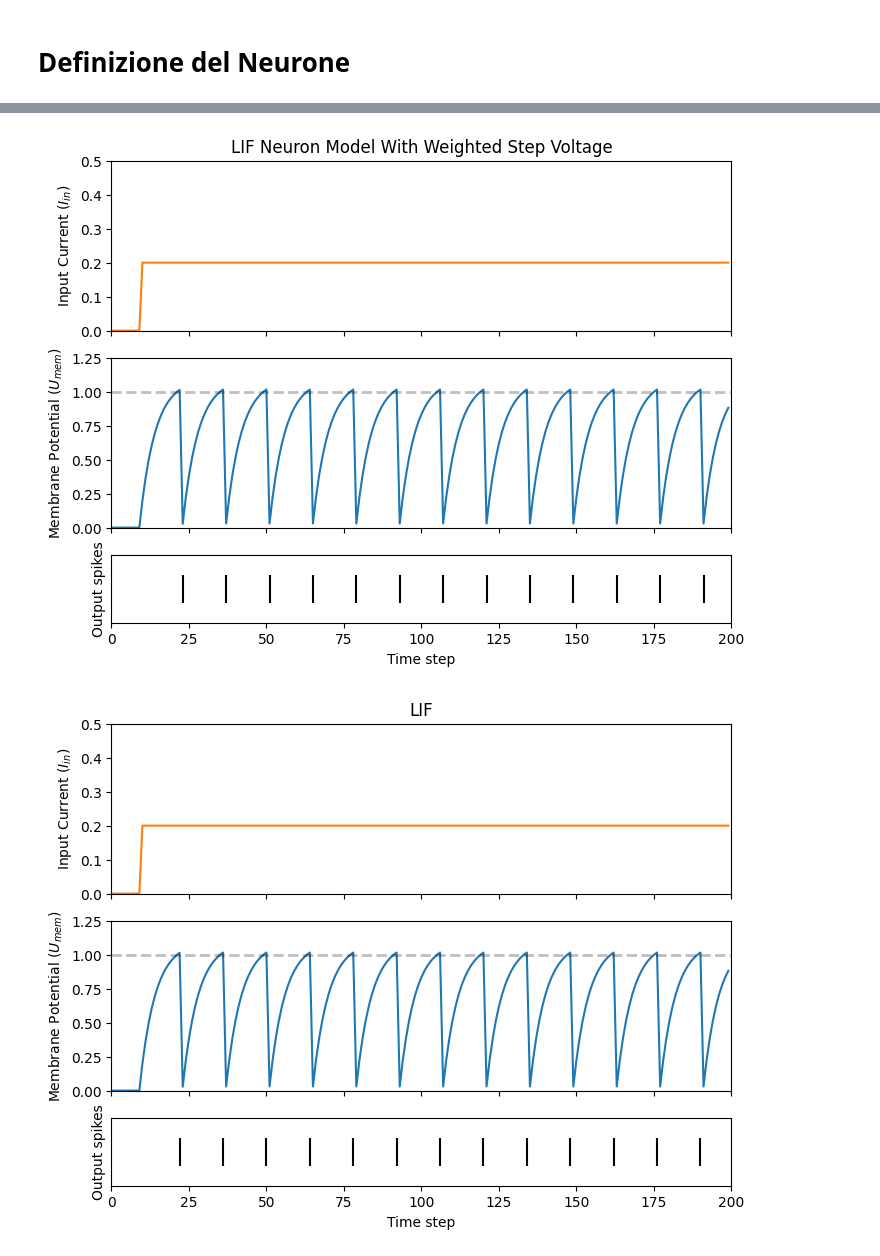
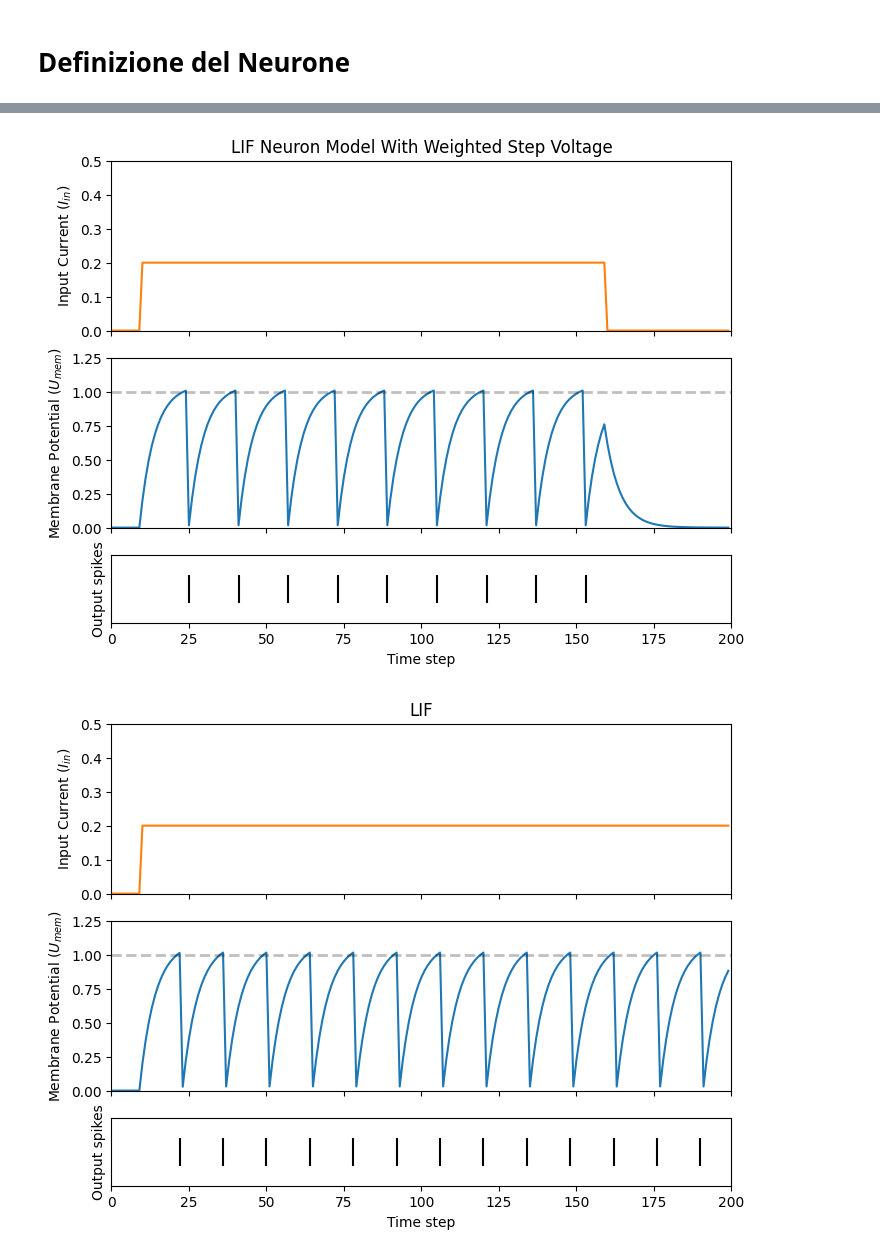
Before and after one commit to AutomationLab-Unime/BioIng_SNN_Slides, a Jupyter notebook: Tutorials/Tutorial_1.ipynb, the cells around one changed output, grey strips where cells are left out. Drawn from its saved outputs; the diff is of its cells as text; code cells hidden in the pictures.

```diff
--- a/Tutorials/Tutorial_1.ipynb
+++ b/Tutorials/Tutorial_1.ipynb
@@ -80,31 +80,35 @@ The decay rate is: 0.819
 # %%
 num_steps = 200
 
 # initialize inputs/outputs + small step current input
 x = torch.cat((torch.zeros(10), torch.ones(190)*0.2), 0)
+
+x = torch.cat((torch.zeros(10), torch.ones(150)*0.2), 0)
+x = torch.cat((x, torch.zeros(40)), 0)
+
 mem = torch.zeros(1)
 spk_out = torch.zeros(1)
 mem_rec = []
 spk_rec = []
 
 # neuron parameters
 weight = 1
-beta = 0.817
+beta = 0.81
 
 # Simulazione della risposta del neurone
 for step in range(num_steps):
   spk, mem = leaky_integrate_and_fire(mem, x[step], w=weight, beta=beta)
   mem_rec.append(mem)
   spk_rec.append(spk)
 
 # convert lists to tensors
 mem_rec = torch.stack(mem_rec)
 spk_rec = torch.stack(spk_rec)
 
 plot_cur_mem_spk(x*weight, mem_rec, spk_rec, thr_line=1,ylim_max1=0.5,
                  title="LIF Neuron Model With Weighted Step Voltage")
 # %% [output]
-[figure, old version]
+[figure, new version]
 # %%
 lif1 = snn.Leaky(beta=0.817)
 # Small step current input
```
Also changed, not shown: parts of 1 cell of this notebook, 6 other files.
